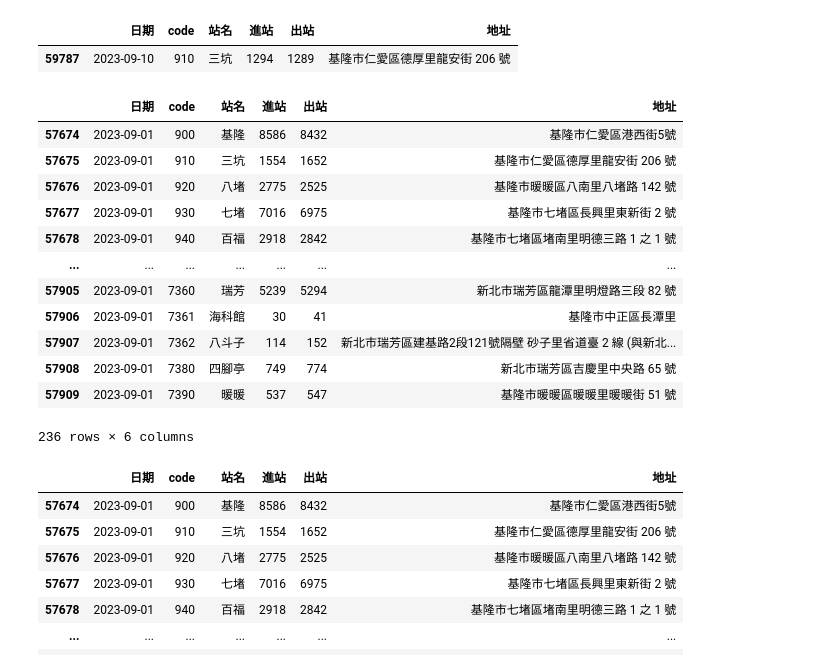
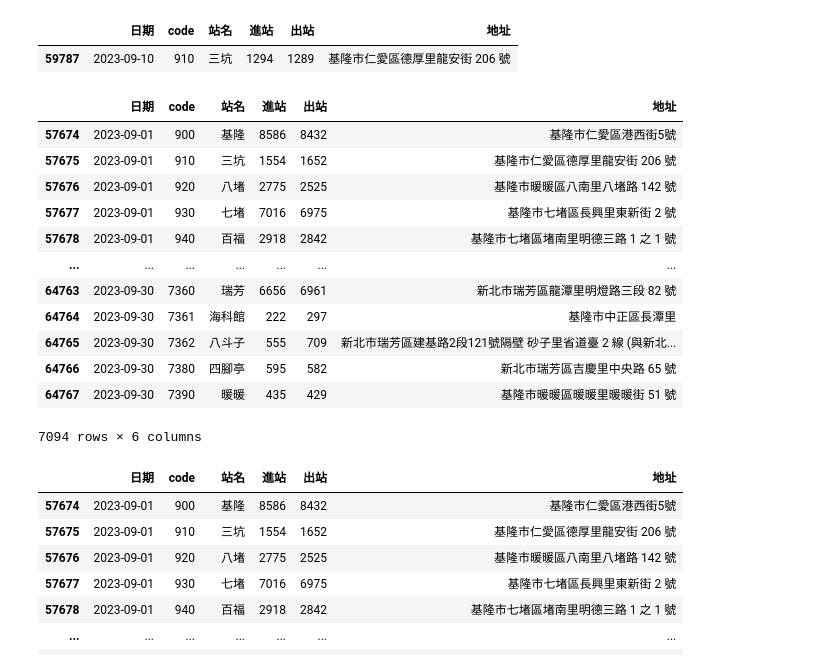
Before and after one commit to roberthsu2003/__2024_06_25_gov__, a Jupyter notebook: lesson12.ipynb, the cells around one changed output. Cells and saved outputs as stored; diff of their text form; code cells hidden in the pictures.

```diff
--- a/lesson12.ipynb
+++ b/lesson12.ipynb
@@ -115,21 +115,21 @@ df2.query('日期 == "2023-09-10" and 站名 == "三坑"')
 |  | 日期 | code | 站名 | 進站 | 出站 | 地址 |
 | 59787 | 2023-09-10 | 910 | 三坑 | 1294 | 1289 | 基隆市仁愛區德厚里龍安街 206 號 |
 # %%
-df2.query('日期 == "2023-09"')
+df2.query('日期 >= "2023-09-01" and 日期 <= "2023-09-30"')
 # %% [output]
 |  | 日期 | code | 站名 | 進站 | 出站 | 地址 |
 | 57674 | 2023-09-01 | 900 | 基隆 | 8586 | 8432 | 基隆市仁愛區港西街5號 |
 | 57675 | 2023-09-01 | 910 | 三坑 | 1554 | 1652 | 基隆市仁愛區德厚里龍安街 206 號 |
 | 57676 | 2023-09-01 | 920 | 八堵 | 2775 | 2525 | 基隆市暖暖區八南里八堵路 142 號 |
 | 57677 | 2023-09-01 | 930 | 七堵 | 7016 | 6975 | 基隆市七堵區長興里東新街 2 號 |
 | 57678 | 2023-09-01 | 940 | 百福 | 2918 | 2842 | 基隆市七堵區堵南里明德三路 1 之 1 號 |
 | ... | ... | ... | ... | ... | ... | ... |
-| 57905 | 2023-09-01 | 7360 | 瑞芳 | 5239 | 5294 | 新北市瑞芳區龍潭里明燈路三段 82 號 |
-| 57906 | 2023-09-01 | 7361 | 海科館 | 30 | 41 | 基隆市中正區長潭里 |
-| 57907 | 2023-09-01 | 7362 | 八斗子 | 114 | 152 | 新北市瑞芳區建基路2段121號隔壁 砂子里省道臺 2 線 (與新北... |
-| 57908 | 2023-09-01 | 7380 | 四腳亭 | 749 | 774 | 新北市瑞芳區吉慶里中央路 65 號 |
-| 57909 | 2023-09-01 | 7390 | 暖暖 | 537 | 547 | 基隆市暖暖區暖暖里暖暖街 51 號 |
+| 64763 | 2023-09-30 | 7360 | 瑞芳 | 6656 | 6961 | 新北市瑞芳區龍潭里明燈路三段 82 號 |
+| 64764 | 2023-09-30 | 7361 | 海科館 | 222 | 297 | 基隆市中正區長潭里 |
+| 64765 | 2023-09-30 | 7362 | 八斗子 | 555 | 709 | 新北市瑞芳區建基路2段121號隔壁 砂子里省道臺 2 線 (與新北... |
+| 64766 | 2023-09-30 | 7380 | 四腳亭 | 595 | 582 | 新北市瑞芳區吉慶里中央路 65 號 |
+| 64767 | 2023-09-30 | 7390 | 暖暖 | 435 | 429 | 基隆市暖暖區暖暖里暖暖街 51 號 |
-236 rows × 6 columns
+7094 rows × 6 columns
 # %%
 df2.query('日期 >= "2023-09-01" and 日期 <= "2023-09-15"')
 # %% [output]
```
